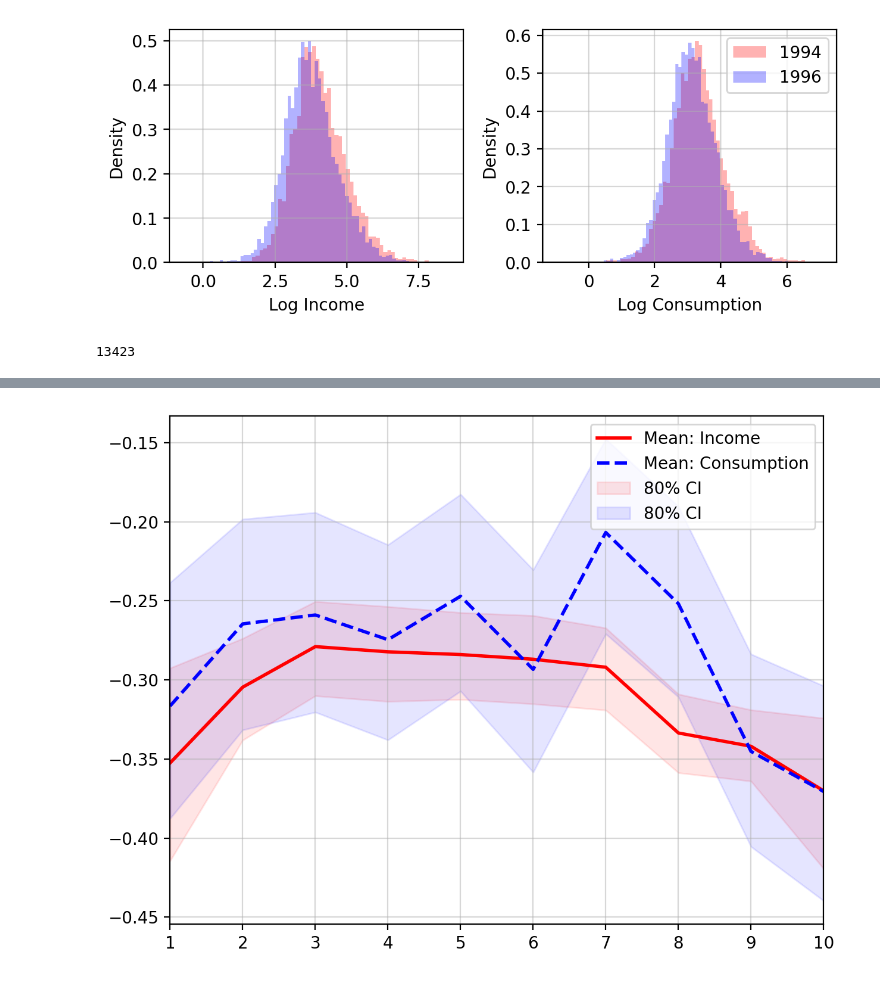
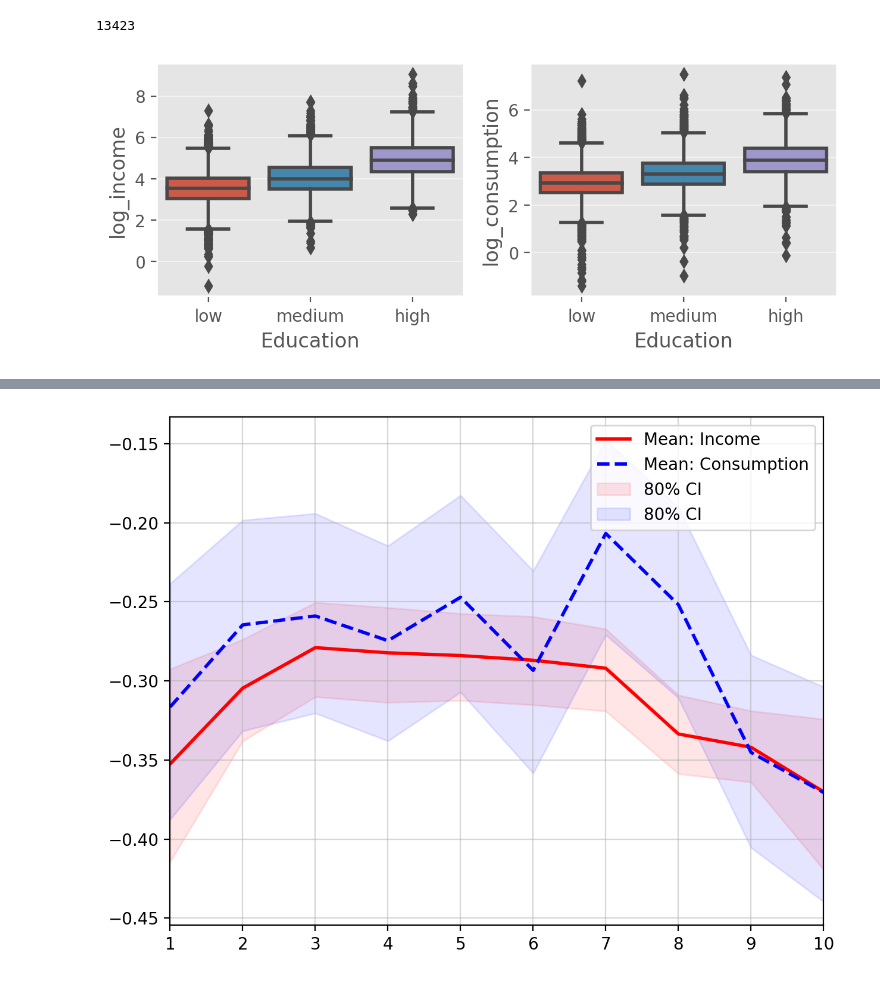
Before and after one commit to mjv2146/household-consumption, a Jupyter notebook: codenew/03_elasticities_94_96.ipynb, the cells around one changed output, grey strips where cells are left out. Cells and saved outputs as stored; diff of their text form; code cells hidden in the pictures.

```diff
--- a/codenew/03_elasticities_94_96.ipynb
+++ b/codenew/03_elasticities_94_96.ipynb
@@ -2,6 +2,9 @@
 import pandas as pd
 import numpy as np
 import matplotlib.pyplot as plt
+import seaborn as sns
+
+plt.style.use('ggplot')
 
 import os
 
@@ -43,33 +46,6 @@ df = (df.query('income > 0')
       .query('age >= 25')
       .query('age <= 60'))
 df = df[df['location_size'].apply(lambda x : x not in [4.0, 5.0])]
-# %%
-plt.clf()
-
-plt.subplot(221)
-plt.hist(df.query('Y == 1994')['income'].transform(np.log), density=True,
-         color='red', alpha=0.3, label='1994')
-plt.hist(df.query('Y == 1996')['income'].transform(np.log), density=True,
-         color='blue', alpha=0.3, label='1996')
-
-plt.xlabel('Log Income')
-plt.ylabel('Density')
-
-plt.subplot(222)
-plt.hist(df.query('Y == 1994')['consumption'].transform(np.log), density=True,
-         color='red', alpha=0.3, label='1994')
-plt.hist(df.query('Y == 1996')['consumption'].transform(np.log), density=True,
-         color='blue', alpha=0.3, label='1996')
-
-plt.xlabel('Log Consumption')
-plt.ylabel('Density')
-
-
-plt.legend()
-
-plt.show()
-# %% [output]
-[figure, removed]
 # %%
 
 import statsmodels.stats.weightstats as ws
@@ -92,3 +68,18 @@ deciles = pd.concat(deciles)
 df = df.merge(deciles[['hhid', 'Y', 'decile']], on=['hhid', 'Y'], how='outer')
 # %% [output]
 13423
+# %%
+df['education'] = pd.Categorical(df['education'], categories=['low', 'medium', 'high'])
+# %%
+plt.clf()
+plt.subplot(221)
+sns.boxplot(df, x='education', y='log_income')
+plt.xlabel('Education')
+
+plt.subplot(222)
+sns.boxplot(df, x='education', y='log_consumption')
+plt.xlabel('Education')
+
+plt.show()
+# %% [output]
+[figure, added]
```
Also changed, not shown: parts of 5 cells of this notebook, 5 other files.
